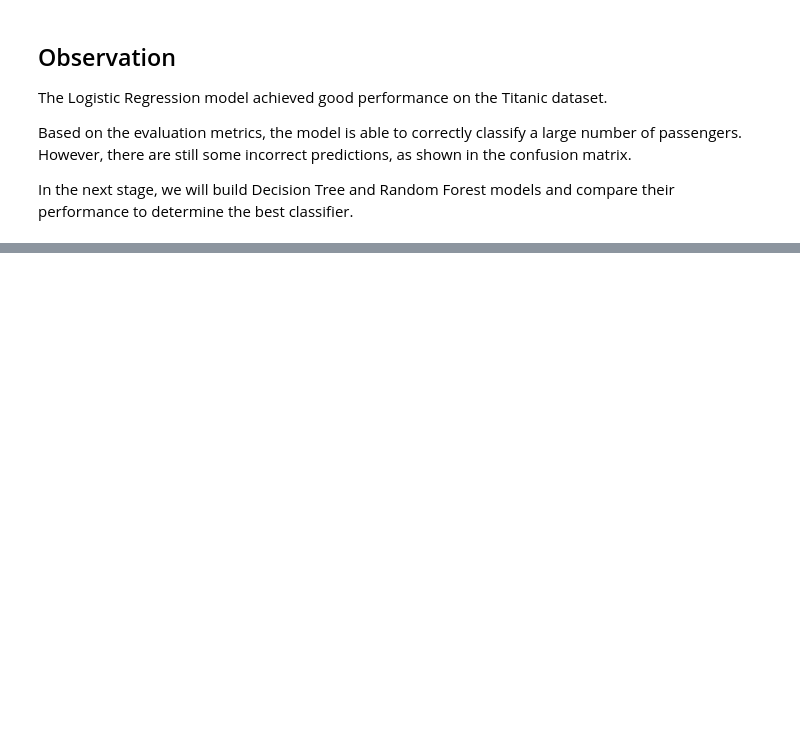
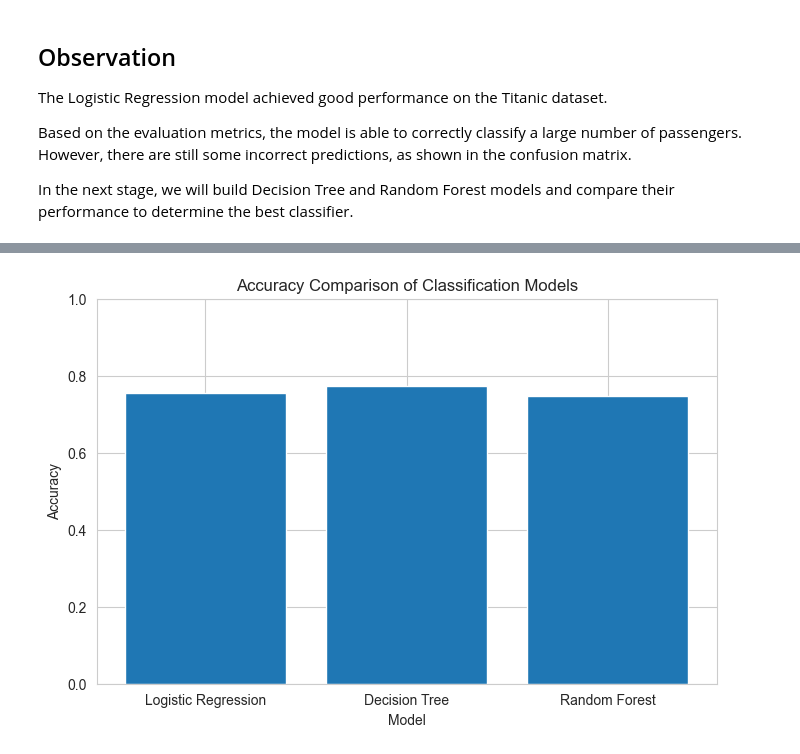
Before and after one commit to Abdullahkhawaja017/zynxis-internship-muhammadabdullah, a Jupyter notebook: Week_3_Classification_Model/Week3_Classification.ipynb, the cells around one changed output, grey strips where cells are left out. Saved outputs shown, nothing was run; the diff lists cells and outputs as text; code cells hidden in the pictures; blank space fills up the shorter version.

```diff
--- a/Week_3_Classification_Model/Week3_Classification.ipynb
+++ b/Week_3_Classification_Model/Week3_Classification.ipynb
@@ -260,0 +462,21 @@ In the next stage, we will build Decision Tree and Random Forest models and comp
+# %%
+plt.figure(figsize=(8,5))
+
+plt.bar(
+    comparison["Model"],
+    comparison["Accuracy"]
+)
+
+plt.title("Accuracy Comparison of Classification Models")
+
+plt.xlabel("Model")
+
+plt.ylabel("Accuracy")
+
+plt.ylim(0,1)
+
+plt.savefig("visualizations/model_accuracy_comparison.png")
+
+plt.show()
+# %% [output]
+[figure, added]
```
Also changed, not shown: parts of 24 cells of this notebook, 5 other files.
